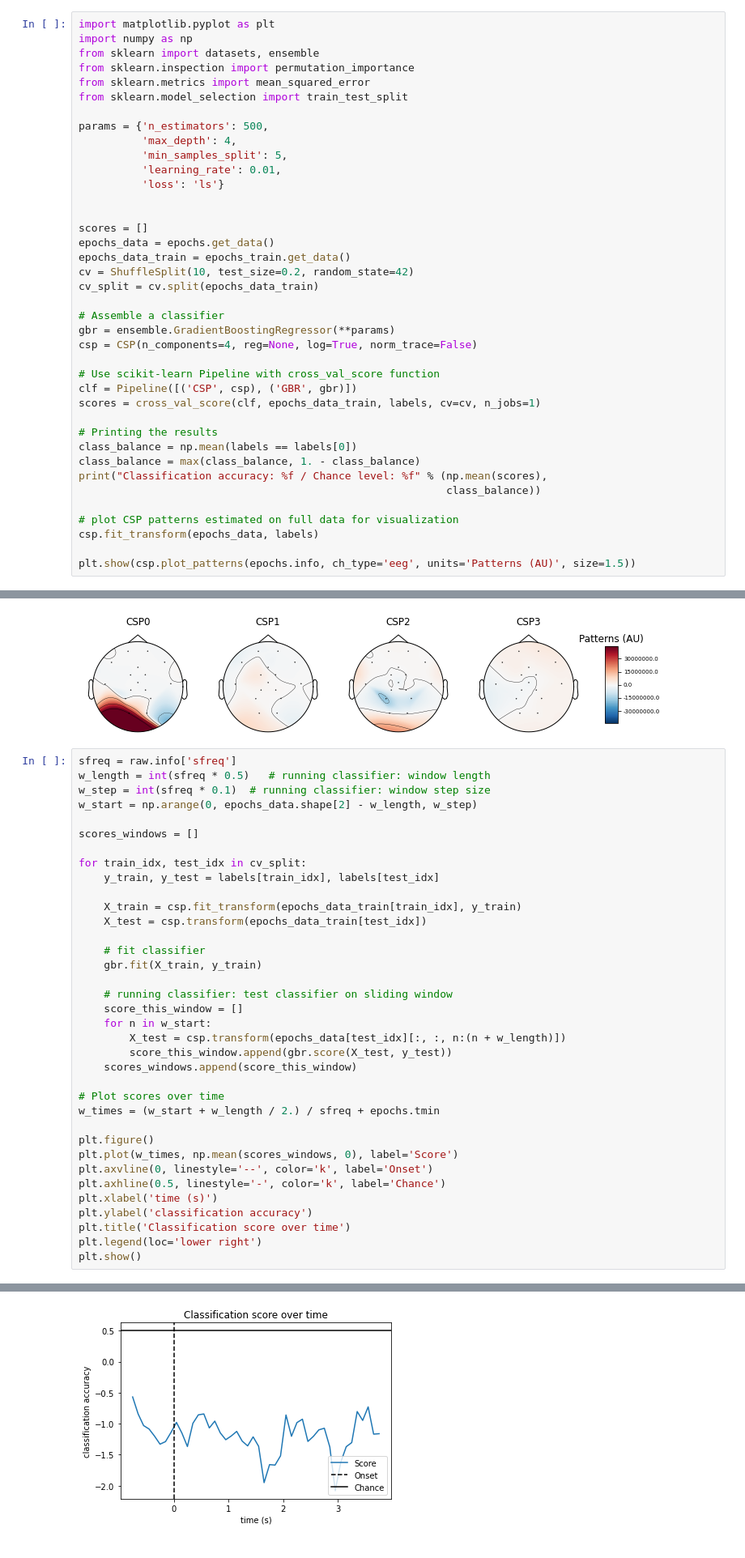
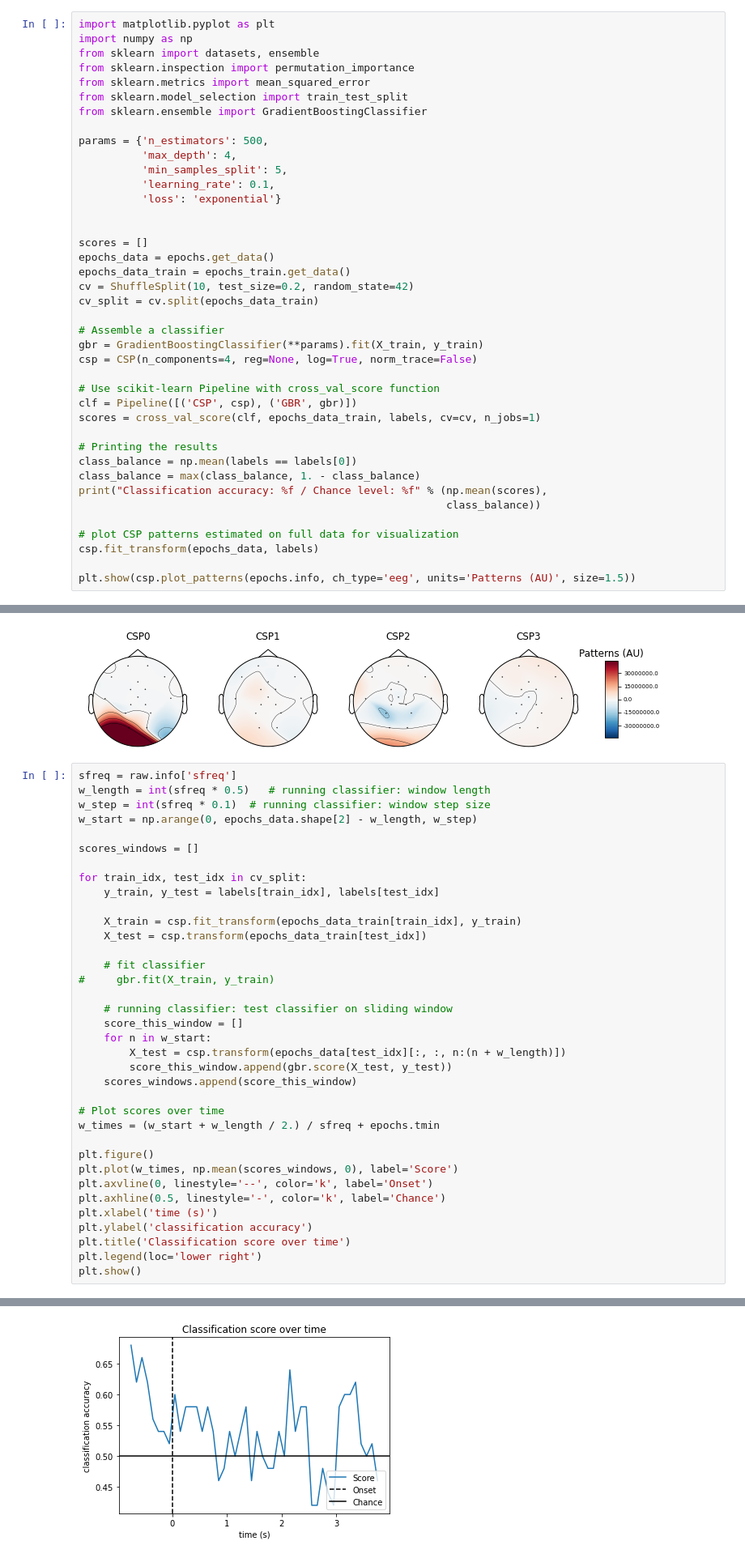
Before and after one commit to nateGeorge/openbci_laryngeal_imagery, a Jupyter notebook: code/Analysis_Beyond_SSVEP.ipynb, the cells around one changed output, grey strips where cells are left out. Shown at 81% size. Drawn from its saved outputs; the diff is of its cells as text.

Commit message:
Worked on Gradient Boosting Classifier

```diff
--- a/code/Analysis_Beyond_SSVEP.ipynb
+++ b/code/Analysis_Beyond_SSVEP.ipynb
@@ -284,12 +284,13 @@ from sklearn import datasets, ensemble
 from sklearn.inspection import permutation_importance
 from sklearn.metrics import mean_squared_error
 from sklearn.model_selection import train_test_split
+from sklearn.ensemble import GradientBoostingClassifier
 
 params = {'n_estimators': 500,
           'max_depth': 4,
           'min_samples_split': 5,
-          'learning_rate': 0.01,
-          'loss': 'ls'}
+          'learning_rate': 0.1,
+          'loss': 'exponential'}
 
 
 scores = []
@@ -299,7 +300,7 @@ cv = ShuffleSplit(10, test_size=0.2, random_state=42)
 cv_split = cv.split(epochs_data_train)
 
 # Assemble a classifier
-gbr = ensemble.GradientBoostingRegressor(**params)
+gbr = GradientBoostingClassifier(**params).fit(X_train, y_train)
 csp = CSP(n_components=4, reg=None, log=True, norm_trace=False)
 
 # Use scikit-learn Pipeline with cross_val_score function
@@ -350,7 +351,7 @@ for train_idx, test_idx in cv_split:
     X_test = csp.transform(epochs_data_train[test_idx])
 
     # fit classifier
-    gbr.fit(X_train, y_train)
+#     gbr.fit(X_train, y_train)
 
     # running classifier: test classifier on sliding window
     score_this_window = []
@@ -362,34 +363,34 @@ for train_idx, test_idx in cv_split:
 # Plot scores over time
 w_times = (w_start + w_length / 2.) / sfreq + epochs.tmin
 
 plt.figure()
 plt.plot(w_times, np.mean(scores_windows, 0), label='Score')
 plt.axvline(0, linestyle='--', color='k', label='Onset')
 plt.axhline(0.5, linestyle='-', color='k', label='Chance')
 plt.xlabel('time (s)')
 plt.ylabel('classification accuracy')
 plt.title('Classification score over time')
 plt.legend(loc='lower right')
 plt.show()
 # %% [output]
 Computing rank from data with rank=None
     Using tolerance 12 (2.2e-16 eps * 16 dim * 3.4e+15  max singular value)
     Estimated rank (mag): 16
     MAG: rank 16 computed from 16 data channels with 0 projectors
 Reducing data rank from 16 -> 16
 Estimating covariance using EMPIRICAL
 Done.
 Computing rank from data with rank=None
     Using tolerance 5.8 (2.2e-16 eps * 16 dim * 1.6e+15  max singular value)
     Estimated rank (mag): 16
     MAG: rank 16 computed from 16 data channels with 0 projectors
 Reducing data rank from 16 -> 16
 ... (124 lines left out)
     MAG: rank 16 computed from 16 data channels with 0 projectors
 Reducing data rank from 16 -> 16
 Estimating covariance using EMPIRICAL
 Done.
-[figure, old version]
+[figure, new version]
 # %%
 np.mean(scores_windows)
 # %% [output]
```
Also changed, not shown: parts of 1 cell of this notebook, 1 other file.
